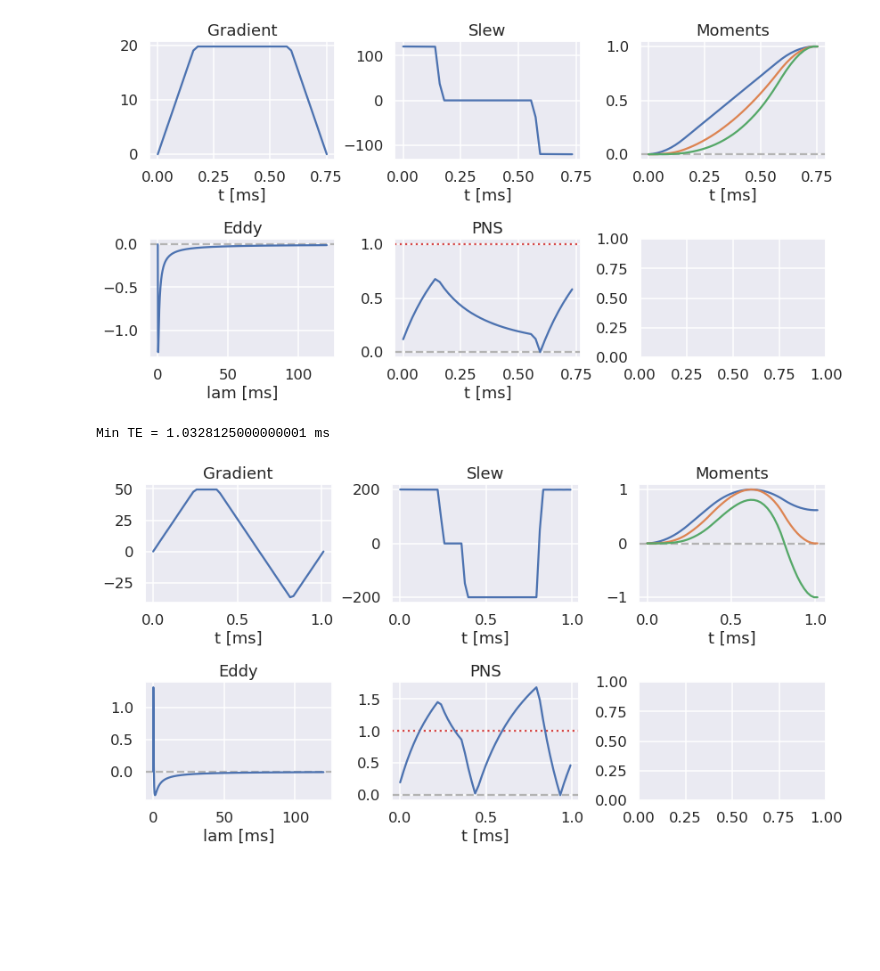
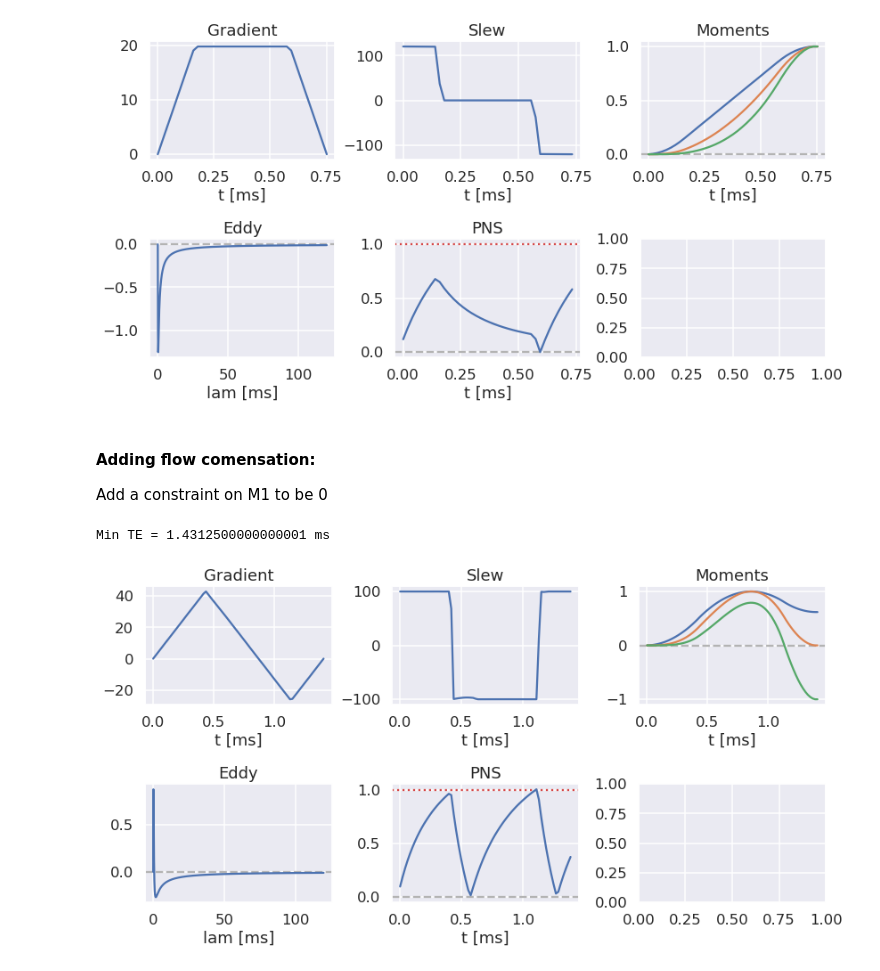
Before and after one commit to mloecher/gropt, a Jupyter notebook: python/ismrm_demo.ipynb, the cells around one changed output. Drawn from its saved outputs; the diff is of its cells as text; code cells hidden in the pictures; blank space fills up the shorter version.

```diff
--- a/python/ismrm_demo.ipynb
+++ b/python/ismrm_demo.ipynb
@@ -74,21 +72,25 @@ Min TE = 0.7716796875 ms
+# %% [markdown]
+#### Adding flow comensation:
+
+Add a constraint on M1 to be 0
 # %%
 params = {}
 params['mode'] = 'free'
 
 params['gmax']  = 0.05
-params['smax']  = 200.0
+params['smax']  = 100.0
 
 params['moment_params']  = [[0, 0, 0, -1, -1, 11.75, 1.0e-3]]
 # ************
 # Additional moment constraint added on M1 = 0
 # ************
 params['moment_params'].append([0, 1, 0, -1, -1, 0, 1.0e-3])
 params['dt']  = 20e-6
 
 
 G, T_min = get_min_TE(params, max_TE = 2.5)
 print('Min TE =', T_min, 'ms')
 plot_waveform(G, params)
 # %% [output]
-Min TE = 1.0328125000000001 ms
+Min TE = 1.4312500000000001 ms
-[figure, old version]
+[figure, new version]
```
Also changed, not shown: parts of 14 cells of this notebook, 1 other file.
